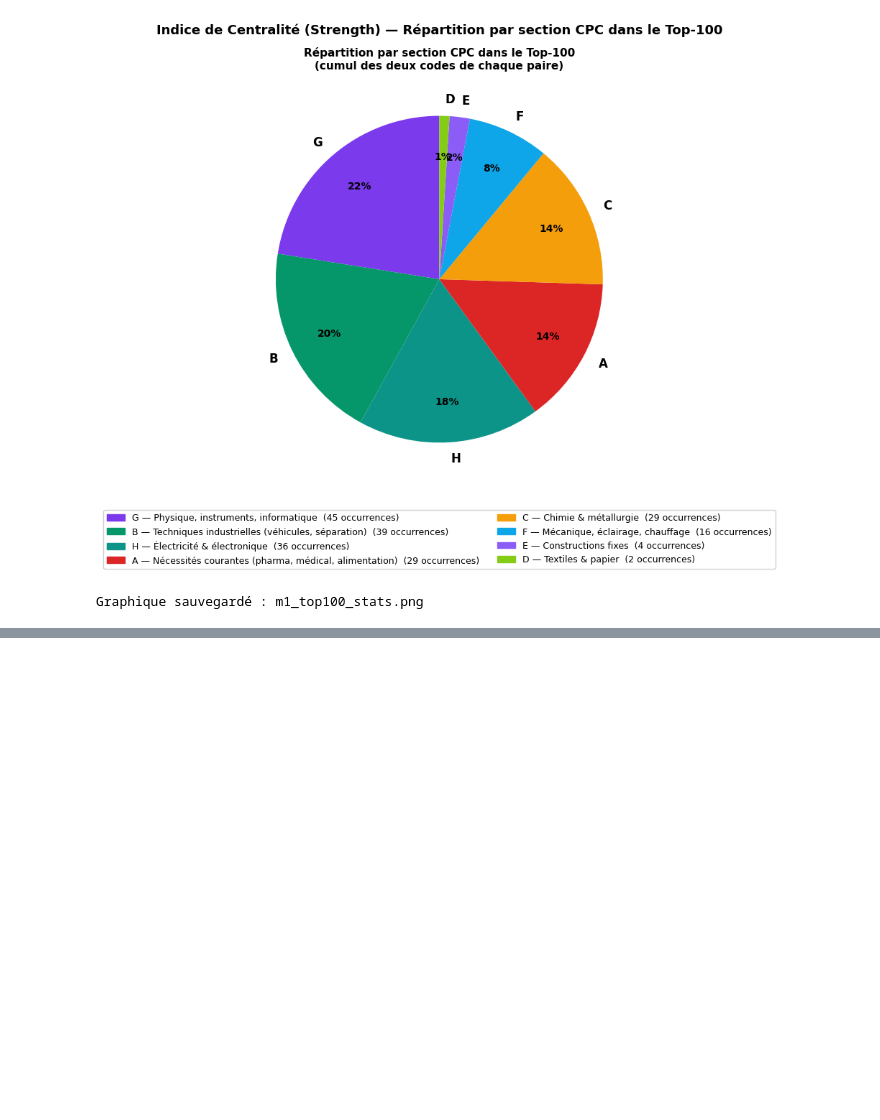
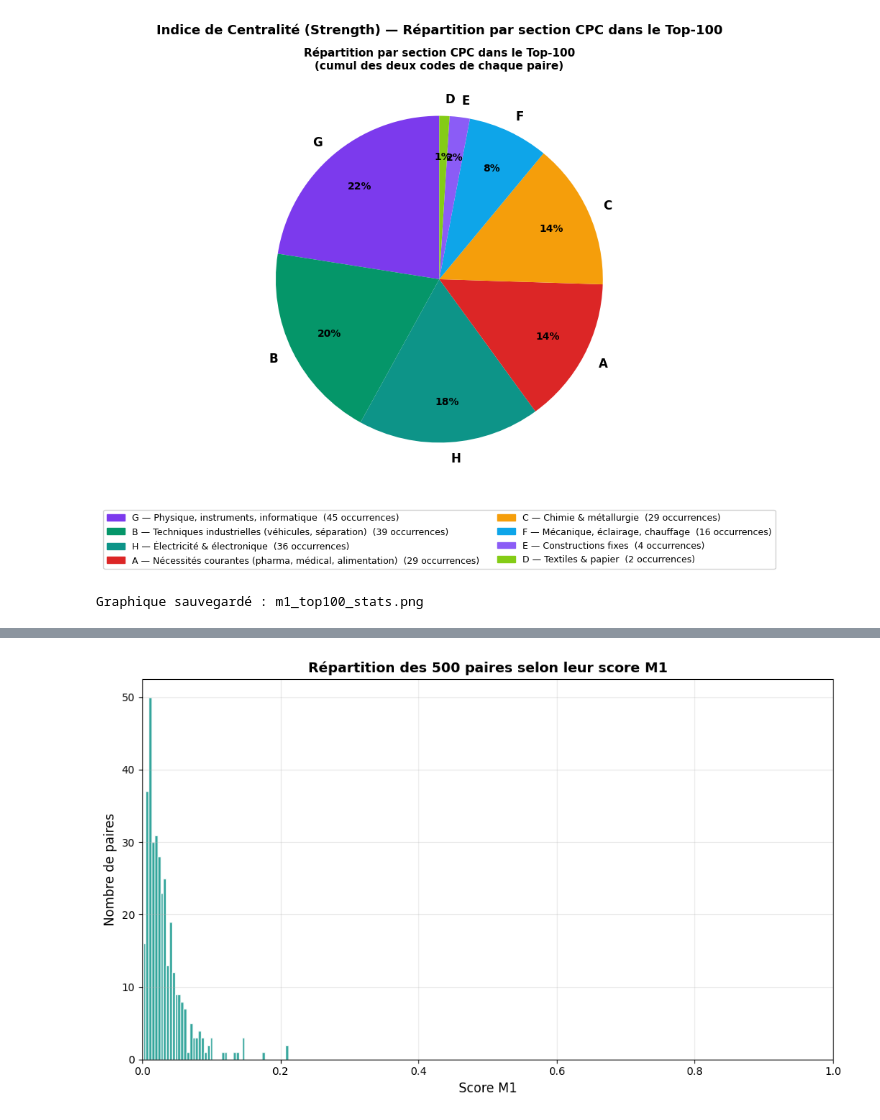
Before and after one commit to quentinbenchetrit/Stat-App, a Jupyter notebook: indice_18_04.ipynb, the cells around one changed output, grey strips where cells are left out. Saved outputs shown, nothing was run; the diff lists cells and outputs as text; code cells hidden in the pictures; blank space fills up the shorter version.

```diff
--- a/indice_18_04.ipynb
+++ b/indice_18_04.ipynb
@@ -1998,0 +1923,22 @@ que l'innovation connue est bien détectée au bon moment.
+# %%
+fig, ax = plt.subplots(figsize=(10, 6))
+
+ax.hist(
+    df_m1["score_ranking_m1"],
+    bins=50,
+    color="#0D9488",
+    edgecolor="white",
+    alpha=0.85
+)
+
+ax.set_xlabel("Score M1", fontsize=12)
+ax.set_ylabel("Nombre de paires", fontsize=12)
+ax.set_title("Répartition des 500 paires selon leur score M1", fontsize=13, fontweight="bold")
+ax.set_xlim(0, 1)
+ax.grid(alpha=0.3)
+
+plt.tight_layout()
+plt.savefig("m1_distribution_scores.png", dpi=150, bbox_inches="tight")
+plt.show()
+# %% [output]
+[figure, added]
```
Also changed, not shown: parts of 4 cells of this notebook.
